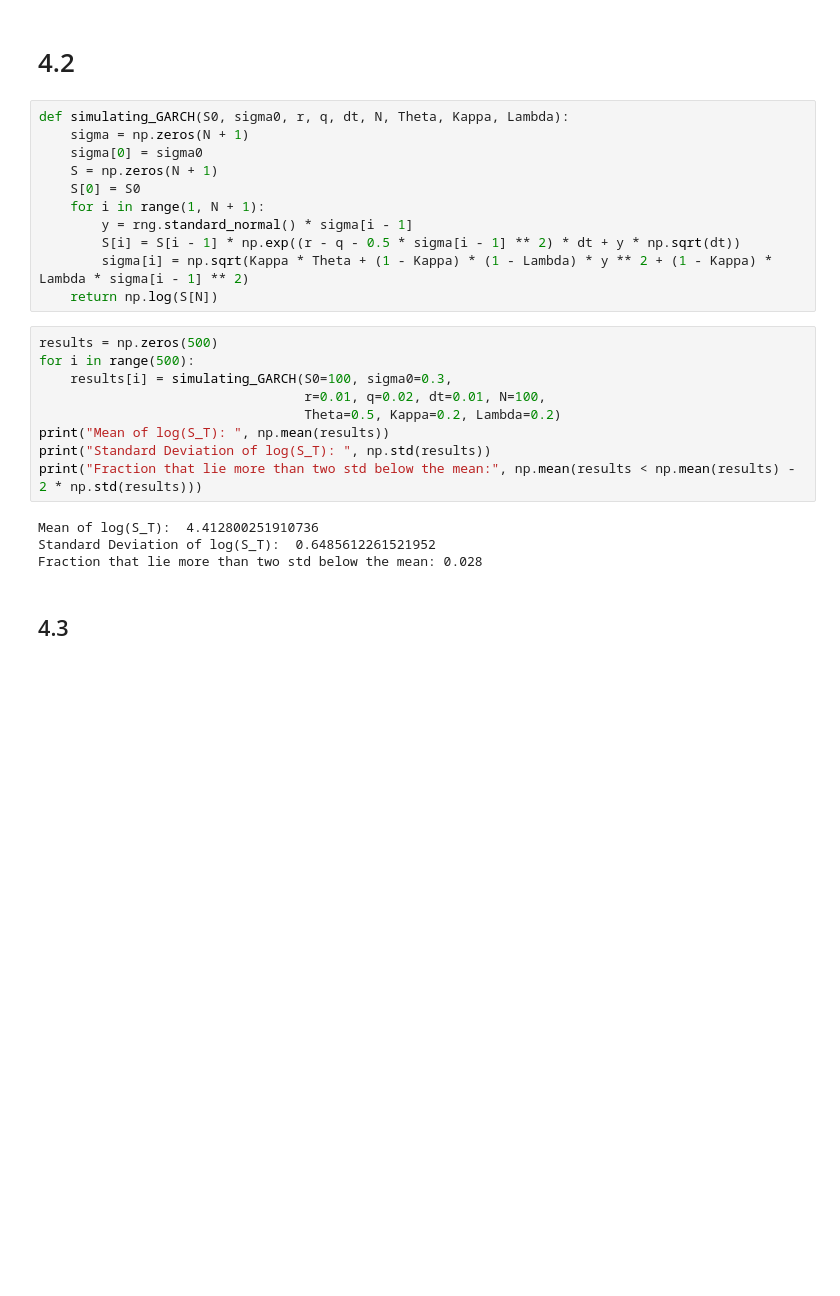
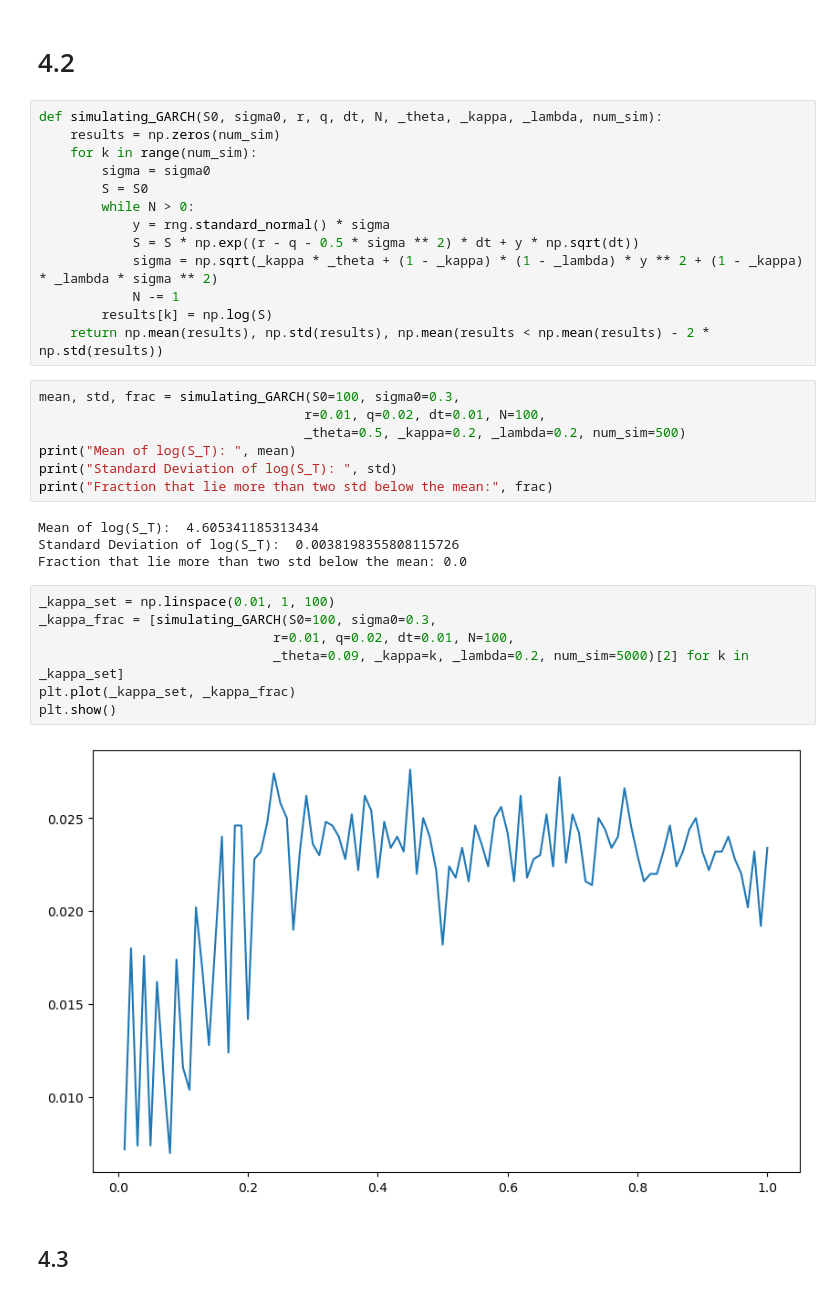
Before and after one commit to zhenqihu/DerPricing, a Jupyter notebook: hw3.ipynb, the cells around one changed output. Saved outputs shown, nothing was run; the diff lists cells and outputs as text; blank space fills up the shorter version.

```diff
--- a/hw3.ipynb
+++ b/hw3.ipynb
@@ -30,29 +30,38 @@ Fraction that lie more than two std below the mean: 0.034
 # %% [markdown]
 # 4.2
 # %%
-def simulating_GARCH(S0, sigma0, r, q, dt, N, Theta, Kappa, Lambda):
-    sigma = np.zeros(N + 1)
-    sigma[0] = sigma0
-    S = np.zeros(N + 1)
-    S[0] = S0
-    for i in range(1, N + 1):
-        y = rng.standard_normal() * sigma[i - 1]
-        S[i] = S[i - 1] * np.exp((r - q - 0.5 * sigma[i - 1] ** 2) * dt + y * np.sqrt(dt))
-        sigma[i] = np.sqrt(Kappa * Theta + (1 - Kappa) * (1 - Lambda) * y ** 2 + (1 - Kappa) * Lambda * sigma[i - 1] ** 2)
-    return np.log(S[N])
+def simulating_GARCH(S0, sigma0, r, q, dt, N, _theta, _kappa, _lambda, num_sim):
+    results = np.zeros(num_sim)
+    for k in range(num_sim):
+        sigma = sigma0
+        S = S0
+        while N > 0:
+            y = rng.standard_normal() * sigma
+            S = S * np.exp((r - q - 0.5 * sigma ** 2) * dt + y * np.sqrt(dt))
+            sigma = np.sqrt(_kappa * _theta + (1 - _kappa) * (1 - _lambda) * y ** 2 + (1 - _kappa) * _lambda * sigma ** 2)
+            N -= 1
+        results[k] = np.log(S)
+    return np.mean(results), np.std(results), np.mean(results < np.mean(results) - 2 * np.std(results))
 # %%
-results = np.zeros(500)
-for i in range(500):
-    results[i] = simulating_GARCH(S0=100, sigma0=0.3,
+mean, std, frac = simulating_GARCH(S0=100, sigma0=0.3,
                                   r=0.01, q=0.02, dt=0.01, N=100,
-                                  Theta=0.5, Kappa=0.2, Lambda=0.2)
-print("Mean of log(S_T): ", np.mean(results))
-print("Standard Deviation of log(S_T): ", np.std(results))
-print("Fraction that lie more than two std below the mean:", np.mean(results < np.mean(results) - 2 * np.std(results)))
+                                  _theta=0.5, _kappa=0.2, _lambda=0.2, num_sim=500)
+print("Mean of log(S_T): ", mean)
+print("Standard Deviation of log(S_T): ", std)
+print("Fraction that lie more than two std below the mean:", frac)
 # %% [output]
-Mean of log(S_T):  4.412800251910736
-Standard Deviation of log(S_T):  0.6485612261521952
-Fraction that lie more than two std below the mean: 0.028
+Mean of log(S_T):  4.605341185313434
+Standard Deviation of log(S_T):  0.0038198355808115726
+Fraction that lie more than two std below the mean: 0.0
+# %%
+_kappa_set = np.linspace(0.01, 1, 100)
+_kappa_frac = [simulating_GARCH(S0=100, sigma0=0.3,
+                              r=0.01, q=0.02, dt=0.01, N=100,
+                              _theta=0.09, _kappa=k, _lambda=0.2, num_sim=5000)[2] for k in _kappa_set]
+plt.plot(_kappa_set, _kappa_frac)
+plt.show()
+# %% [output]
+[figure, added]
 # %% [markdown]
 ## 4.3
 # %%
```
Also changed, not shown: parts of 2 cells of this notebook.
